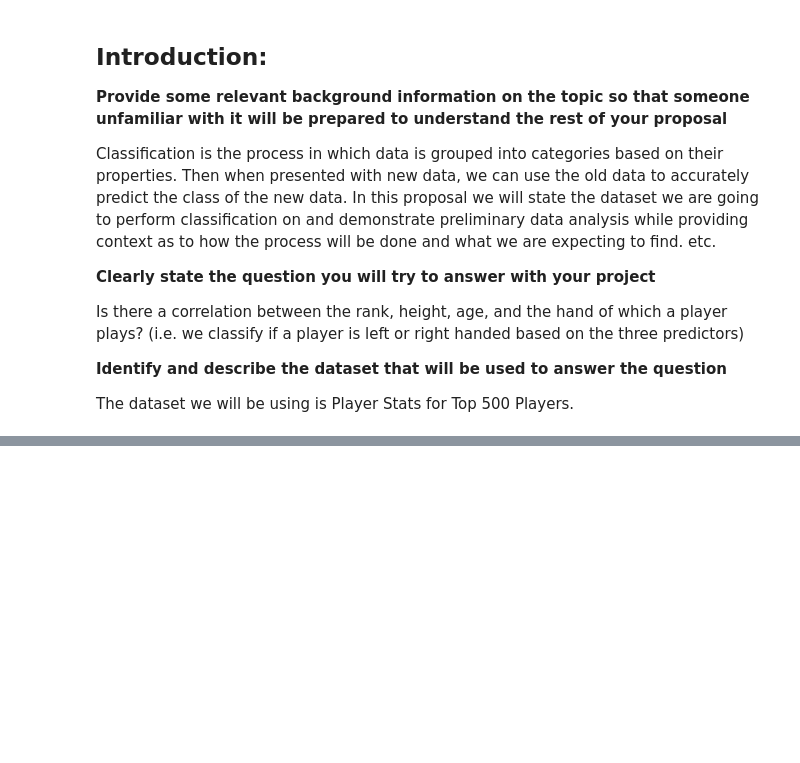
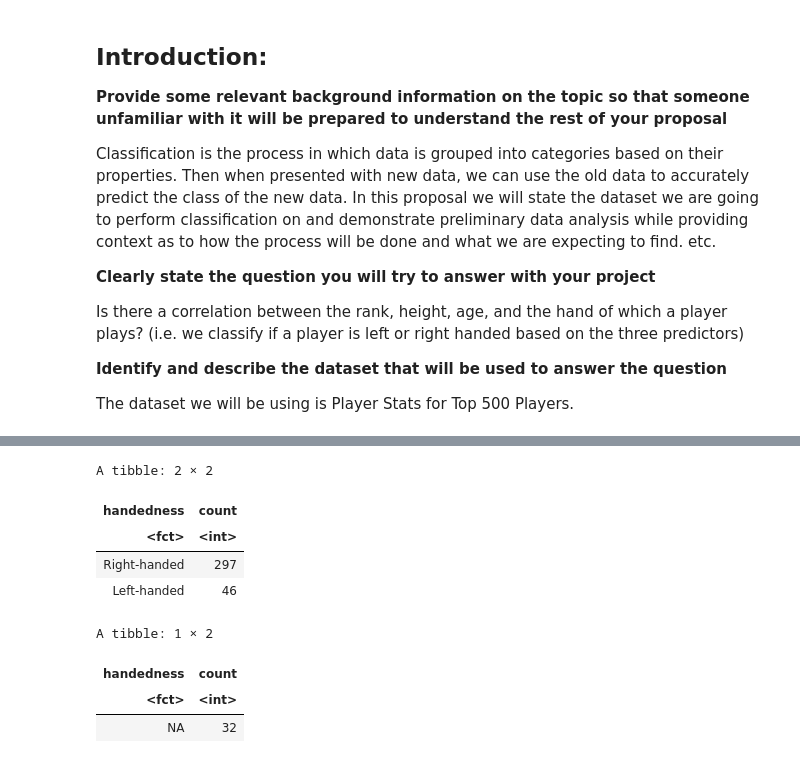
Before and after one commit to lu-ben/dsci-project, a Jupyter notebook: proposal.ipynb, the cells around one changed output, grey strips where cells are left out. Drawn from its saved outputs; the diff is of its cells as text; code cells hidden in the pictures; blank space fills up the shorter version.

```diff
--- a/proposal.ipynb
+++ b/proposal.ipynb
@@ -26,0 +80,25 @@ ERROR: Error in file(filename, "r", encoding = encoding): cannot open the connec
+# %%
+# distribution of handedness among players
+handedness_distribution <- players_train |>
+    filter(!is.na(handedness)) |>
+    group_by(handedness) |>
+    summarize(count = n())
+
+# count of rows with NA handednesses
+missing_handedness <- players_train |>
+    filter(is.na(handedness)) |>
+    group_by(handedness) |>
+    summarize(count = n())
+
+handedness_distribution
+missing_handedness
+# %% [output]
+A tibble: 2 × 2
+| handedness | count |
+| <fct> | <int> |
+| Right-handed | 297 |
+| Left-handed | 46 |
+A tibble: 1 × 2
+| handedness | count |
+| <fct> | <int> |
+| NA | 32 |
```
Also changed, not shown: parts of 9 cells of this notebook.
